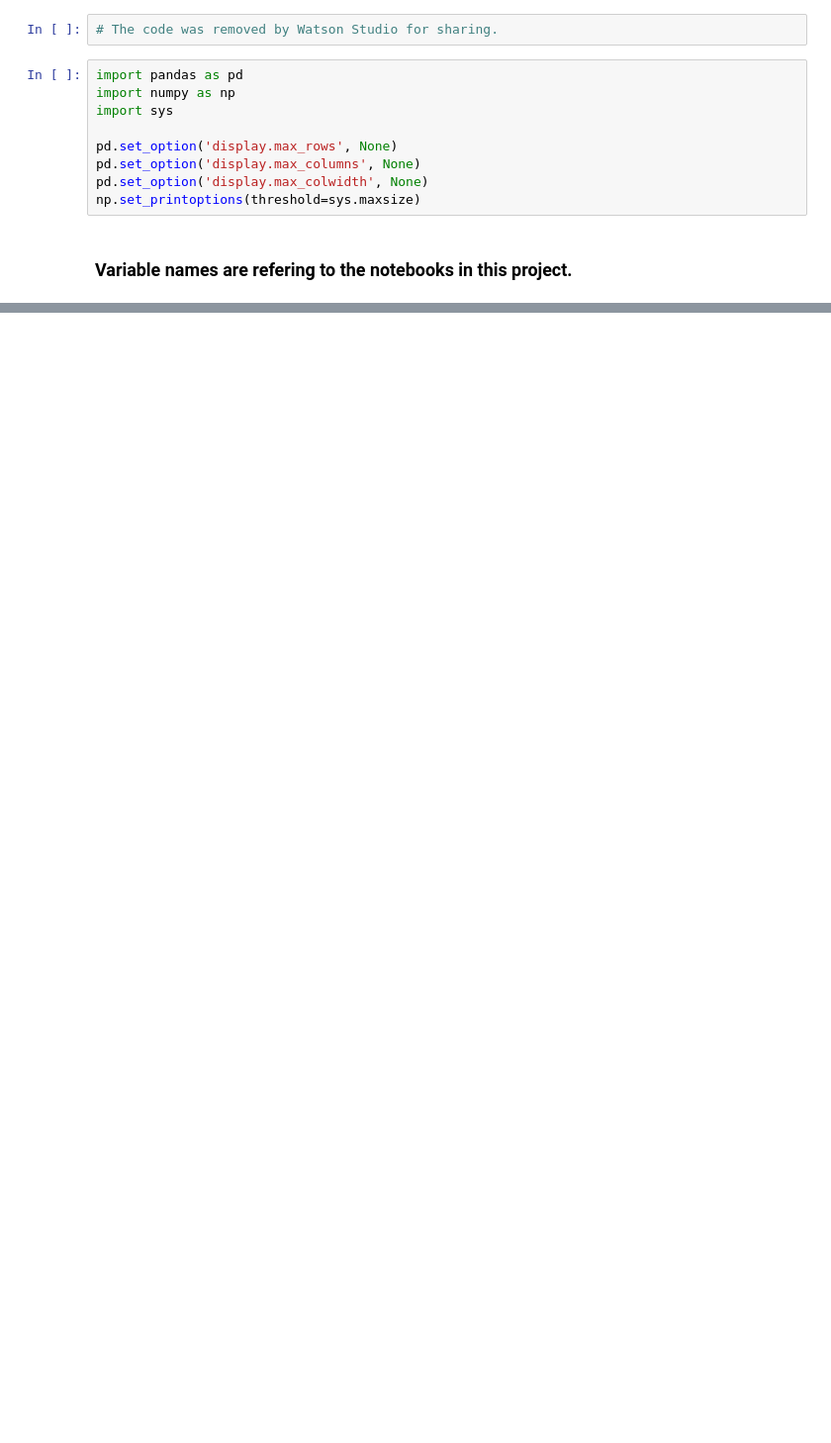
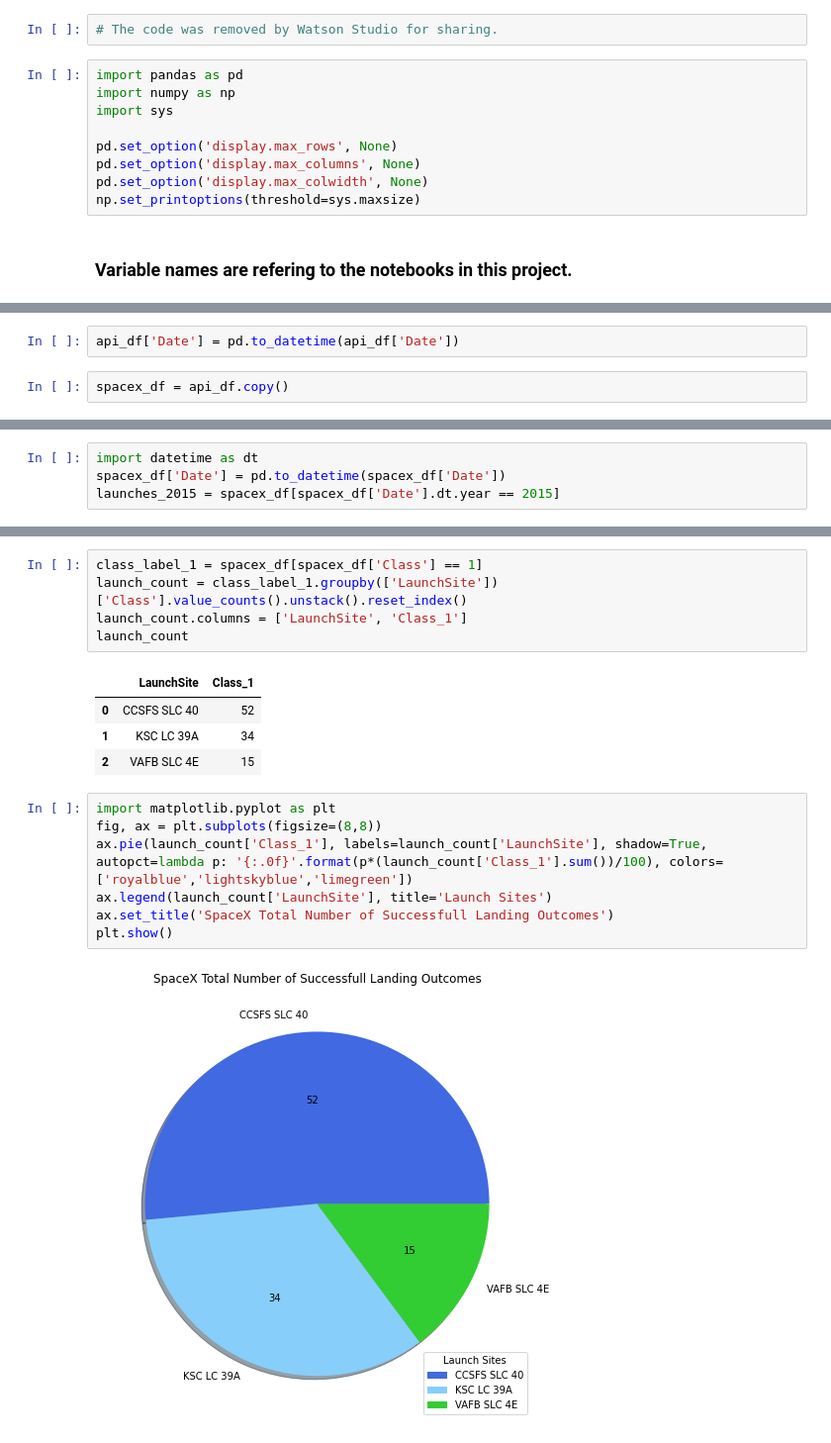
Before and after one commit to amroca79/IBM-Applied-Data-Science-Capstone, a Jupyter notebook: Appendix.ipynb, the cells around one changed output, grey strips where cells are left out. Shown at 99% size. Cells and saved outputs as stored; diff of their text form; blank space fills up the shorter version.

```diff
--- a/Appendix.ipynb
+++ b/Appendix.ipynb
@@ -94,0 +48,4 @@ dash_df.head()
+# %%
+api_df['Date'] = pd.to_datetime(api_df['Date'])
+# %%
+spacex_df = api_df.copy()
@@ -94,0 +89,4 @@ dash_df.head()
+# %%
+import datetime as dt
+spacex_df['Date'] = pd.to_datetime(spacex_df['Date'])
+launches_2015 = spacex_df[spacex_df['Date'].dt.year == 2015]
@@ -170,0 +124,19 @@ dash_df.head()
+# %%
+class_label_1 = spacex_df[spacex_df['Class'] == 1]
+launch_count = class_label_1.groupby(['LaunchSite'])['Class'].value_counts().unstack().reset_index()
+launch_count.columns = ['LaunchSite', 'Class_1']
+launch_count
+# %% [output]
+|  | LaunchSite | Class_1 |
+| 0 | CCSFS SLC 40 | 52 |
+| 1 | KSC LC 39A | 34 |
+| 2 | VAFB SLC 4E | 15 |
+# %%
+import matplotlib.pyplot as plt
+fig, ax = plt.subplots(figsize=(8,8))
+ax.pie(launch_count['Class_1'], labels=launch_count['LaunchSite'], shadow=True, autopct=lambda p: '{:.0f}'.format(p*(launch_count['Class_1'].sum())/100), colors=['royalblue','lightskyblue','limegreen'])
+ax.legend(launch_count['LaunchSite'], title='Launch Sites')
+ax.set_title('SpaceX Total Number of Successfull Landing Outcomes')
+plt.show()
+# %% [output]
+[figure, added]
```
Also changed, not shown: parts of 26 cells of this notebook.
